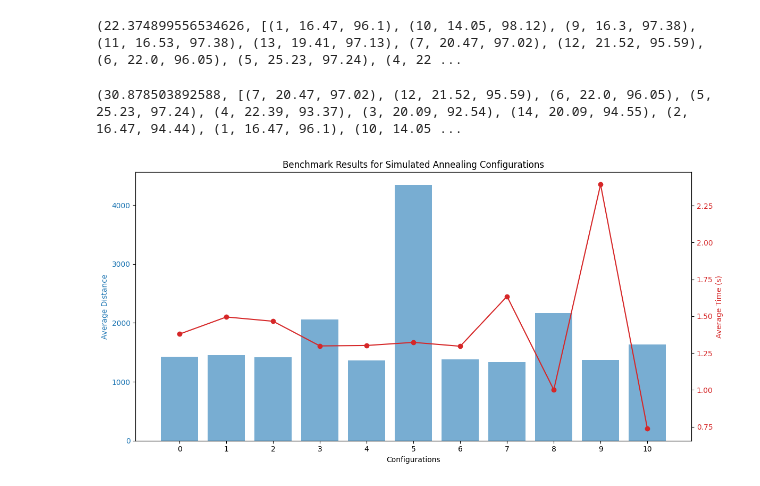
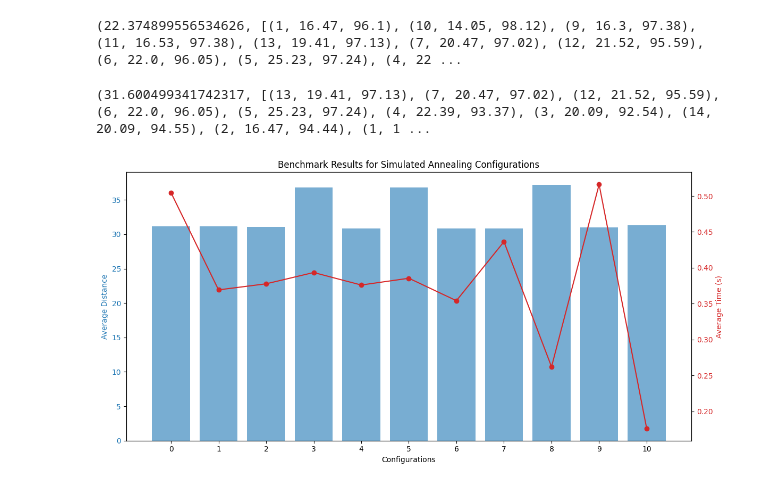
Before and after one commit to huskyybtw/ISA-Optymalizacja-Procesow-Dyskretnych, a Jupyter notebook: TSP/tsp.ipynb, the cells around one changed output. Cells and saved outputs as stored; diff of their text form; code cells hidden in the pictures.

Commit message:
roznica temperatur anneling

```diff
--- a/TSP/tsp.ipynb
+++ b/TSP/tsp.ipynb
@@ -131,25 +131,26 @@ print(calculate_distance_greedy(load_file("burma14.tsp")))
 # %% [output]
 (22.374899556534626, [(1, 16.47, 96.1), (10, 14.05, 98.12), (9, 16.3, 97.38), (11, 16.53, 97.38), (13, 19.41, 97.13), (7, 20.47, 97.02), (12, 21.52, 95.59), (6, 22.0, 96.05), (5, 25.23, 97.24), (4, 22 ...
 # %%
-saTempStart=10000;    # temperatura Startowa
-saTempAlpha=0.976;    # wspólczynnik zmiany temperaturyS
+saTempStart=10000 * 10;    # temperatura Startowa
+saTempAlpha=0.976 + 0.01;    # wspólczynnik zmiany temperaturyS
 steps = 400
 switches = 100
 
-def calculate_distance_annealing(data , saTempStart = saTempStart , saTempAlpha = saTempAlpha , steps = steps, switches = switches):
+def calculate_distance_annealing(data, saTempStart=10000, saTempAlpha=0.976, steps=400, switches=100):
     current_path = data.copy()
     random.shuffle(current_path)
     best_path = current_path.copy()
     best_distance = calculate_total_distance(best_path)
 
     temperature = saTempStart
-    iterations = 400
+    temperatures = []
 
     for _ in range(steps):
-        current_path, best_path, best_distance = sa_step(current_path, best_path, best_distance, temperature , switches)
+        current_path, best_path, best_distance = sa_step(current_path, best_path, best_distance, temperature, switches)
+        temperatures.append(temperature)
         temperature *= saTempAlpha
 
-    return best_distance, best_path
+    return best_distance, best_path, temperatures
 
 
 def sa_step(current_path, best_path, best_distance, temperature, switches):
@@ -174,10 +175,9 @@ def sa_step(current_path, best_path, best_distance, temperature, switches):
             best_path = new_path
 
     return current_path, best_path, best_distance
-
 print(calculate_distance_annealing(load_file("burma14.tsp")))
 # %% [output]
-(30.878503892588, [(7, 20.47, 97.02), (12, 21.52, 95.59), (6, 22.0, 96.05), (5, 25.23, 97.24), (4, 22.39, 93.37), (3, 20.09, 92.54), (14, 20.09, 94.55), (2, 16.47, 94.44), (1, 16.47, 96.1), (10, 14.05 ...
+(31.600499341742317, [(13, 19.41, 97.13), (7, 20.47, 97.02), (12, 21.52, 95.59), (6, 22.0, 96.05), (5, 25.23, 97.24), (4, 22.39, 93.37), (3, 20.09, 92.54), (14, 20.09, 94.55), (2, 16.47, 94.44), (1, 1 ...
 # %%
 import matplotlib.pyplot as plt
 import time
@@ -195,7 +195,7 @@ def benchmark_anneling_parameters(data, configs):
 
         for _ in range(10):
             start = time.time()
-            distance, _ = calculate_distance_annealing(
+            distance, _, _ = calculate_distance_annealing(
                 data.copy(),
                 saTempStart=saTempStart,
                 saTempAlpha=saTempAlpha,
@@ -217,3 +217,27 @@ def benchmark_anneling_parameters(data, configs):
         })
 
     return results
+
+def plot_benchmark_results(results):
+    distances = [r['avg_distance'] for r in results]
+    times = [r['avg_time'] for r in results]
+    labels = [f"T:{r['config']['saTempStart']}, α:{r['config']['saTempAlpha']}, S:{r['config']['steps']}" for r in results]
+
+    x = range(len(results))
+
+    fig, ax1 = plt.subplots(figsize=(12, 6))
+
+    ax1.set_xlabel('Configurations')
+    ax1.set_ylabel('Average Distance', color='tab:blue')
+    ax1.bar(x, distances, color='tab:blue', alpha=0.6, label='Avg Distance')
+    ax1.tick_params(axis='y', labelcolor='tab:blue')
+
+    ax2 = ax1.twinx()
+    ax2.set_ylabel('Average Time (s)', color='tab:red')
+    ax2.plot(x, times, color='tab:red', marker='o', label='Avg Time')
+    ax2.tick_params(axis='y', labelcolor='tab:red')
+
+    plt.xticks(x, range(len(results)) , rotation=45, ha='right', fontsize=1)
+    plt.title('Benchmark Results for Simulated Annealing Configurations')
+    plt.tight_layout()
+    plt.show()
@@ -244,26 +244,26 @@ def plot_benchmark_results(results):
 # %%
-data = load_file("rat99.tsp")
+data = load_file("burma14.tsp")
 
 saTempStart=10000;    # temperatura Startowa
 saTempAlpha=0.976;    # wspólczynnik zmiany temperatury
 steps = 400
 switches = 100
 
 configs = [
     {'saTempStart': saTempStart , 'saTempAlpha': saTempAlpha, 'steps': steps, 'switches': switches},
     {'saTempStart': saTempStart + 100, 'saTempAlpha': saTempAlpha, 'steps': steps, 'switches': switches},
     {'saTempStart': saTempStart - 1000, 'saTempAlpha': saTempAlpha, 'steps': steps, 'switches': switches},
     {'saTempStart': saTempStart * 10, 'saTempAlpha': saTempAlpha, 'steps': steps, 'switches': switches},
     {'saTempStart': saTempStart / 10, 'saTempAlpha': saTempAlpha, 'steps': steps, 'switches': switches},
     {'saTempStart': saTempStart , 'saTempAlpha': saTempAlpha + 0.01, 'steps': steps, 'switches': switches},
     {'saTempStart': saTempStart , 'saTempAlpha': saTempAlpha - 0.01, 'steps': steps, 'switches': switches},
     {'saTempStart': saTempStart , 'saTempAlpha': saTempAlpha, 'steps': steps + 100, 'switches': switches},
     {'saTempStart': saTempStart , 'saTempAlpha': saTempAlpha, 'steps': steps - 100, 'switches': switches},
     {'saTempStart': saTempStart , 'saTempAlpha': saTempAlpha, 'steps': steps, 'switches': switches + 50},
     {'saTempStart': saTempStart , 'saTempAlpha': saTempAlpha, 'steps': steps, 'switches': switches - 50},
 ]
 
 results = benchmark_anneling_parameters(data, configs)
 plot_benchmark_results(results)
 # %% [output]
-[figure, old version]
+[figure, new version]
```
Also changed, not shown: parts of 5 cells of this notebook.
